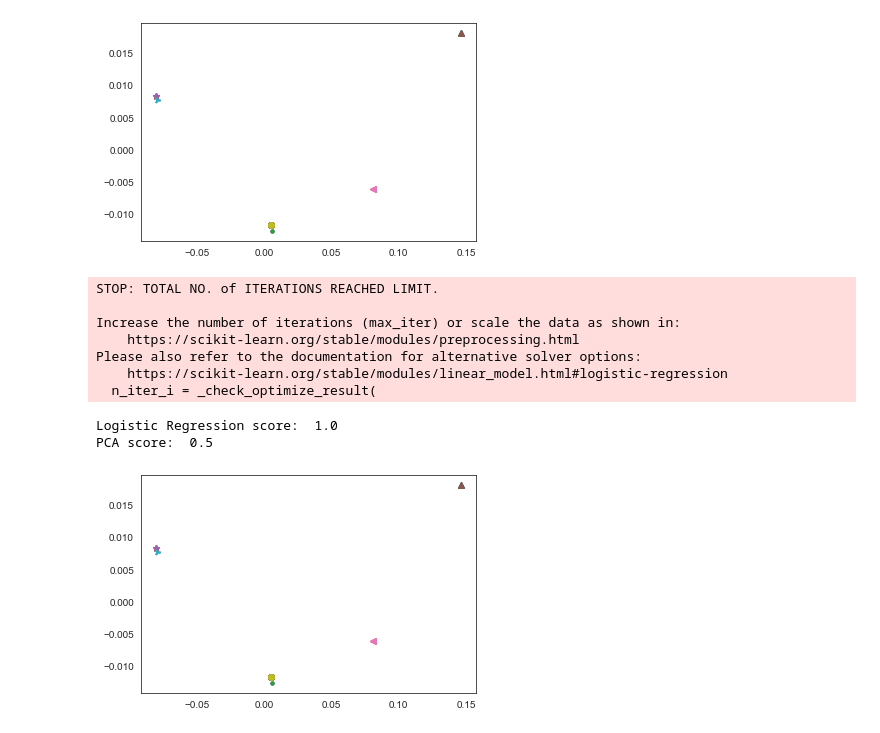
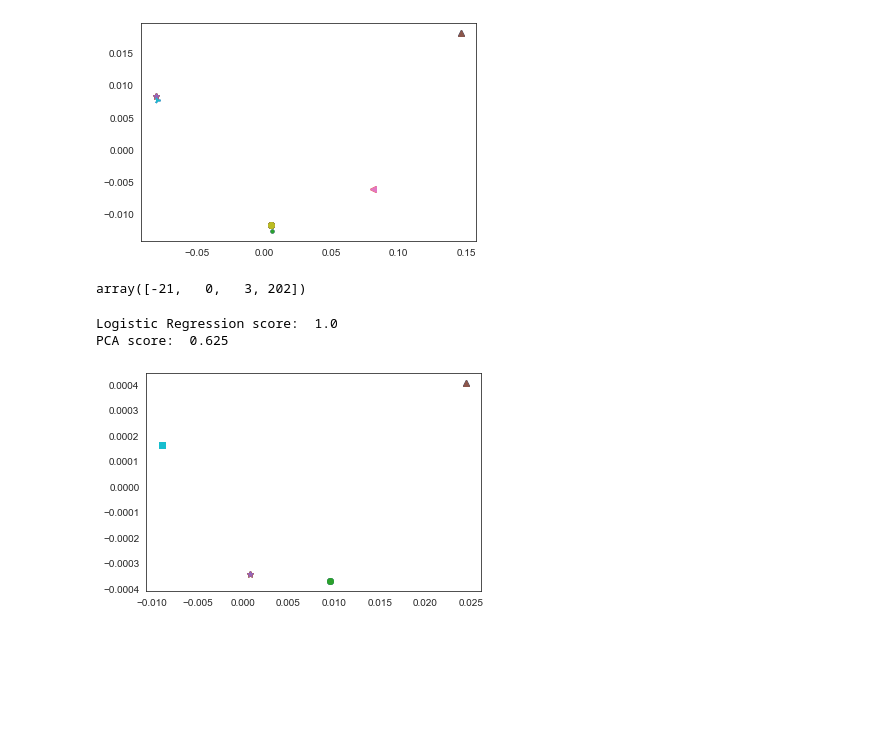
Before and after one commit to x-Tobix/Grafy-i-sieci, a Jupyter notebook: Testing GraphWave.ipynb, the cells around one changed output. Cells and saved outputs as stored; diff of their text form; code cells hidden in the pictures; blank space fills up the shorter version.

```diff
--- a/Testing GraphWave.ipynb
+++ b/Testing GraphWave.ipynb
@@ -180,7 +500,7 @@ G, communities, _ , role_id = build_structure(width_basis, basis_type, list_shap
 # %%
 matrix = input("Give path to adjacency matrix: ")
-GW = GraphWave(matrix, 25,1)
-chi = GW.create_embedding(100,0,10)
+GW = GraphWave(matrix,25)
+chi = GW.create_embedding(25,0,2)
 # %%
 matrix = input("Give path to adjacency matrix: ")
 k = input("Give maximum transition step: ")
@@ -281,7 +599,7 @@ from sklearn.decomposition import PCA
 from sklearn.preprocessing import StandardScaler
 import matplotlib.pyplot as plt
 # %%
-def plot_pca(chi):
+def plot_pca(chi, m):
     df = pd.DataFrame(np.array(np.array(chi).transpose()))
     X = df
     Y = role_id
@@ -298,28 +616,26 @@ def plot_pca(chi):
     model.fit(X_train_pca, Y_train)
     print("PCA score: ", model.score(X_test_pca, Y_test))
     a, b = X_pca.transpose()
-    markers = {0:'*',-21: '.', 2:'<',3: 'o',4: '4',202: '^'}
+    markers = m
     nb_clust = len(np.unique(role_id))
     x=np.linspace(0,1,nb_clust+1)
     cmapx=plt.get_cmap('rainbow')
     col=[cmapx(xx) for xx in x ]
     for i in range(40):
-        #plt.xlim(-0.15, 0.25)
-        #plt.ylim(-0.025,0.025)
+        #plt.xlim(-0.015, 0.035)
+        #plt.ylim(-0.001,0.001)
         plt.scatter(a[i],b[i], marker=markers[role_id[i]])
-        #if i%4 == 0:
+        #if i%2 == 0:
             #plt.show()
     plt.show()
-# %%
-plot_pca(chi)
-# %% [output]
-STOP: TOTAL NO. of ITERATIONS REACHED LIMIT.
-
-Increase the number of iterations (max_iter) or scale the data as shown in:
-    https://scikit-learn.org/stable/modules/preprocessing.html
-Please also refer to the documentation for alternative solver options:
-    https://scikit-learn.org/stable/modules/linear_model.html#logistic-regression
-  n_iter_i = _check_optimize_result(
-Logistic Regression score:  1.0
-PCA score:  0.5
-[figure, removed]
+# %%
+np.unique(role_id)
+# %% [output]
+array([-21,   0,   3, 202])
+# %%
+m = {0:'*',-21: 'o', 3: ',', 202: '^'}
+plot_pca(np.array(chi), m)
+# %% [output]
+Logistic Regression score:  1.0
+PCA score:  0.625
+[figure, added]
```
Also changed, not shown: parts of 11 cells of this notebook.
